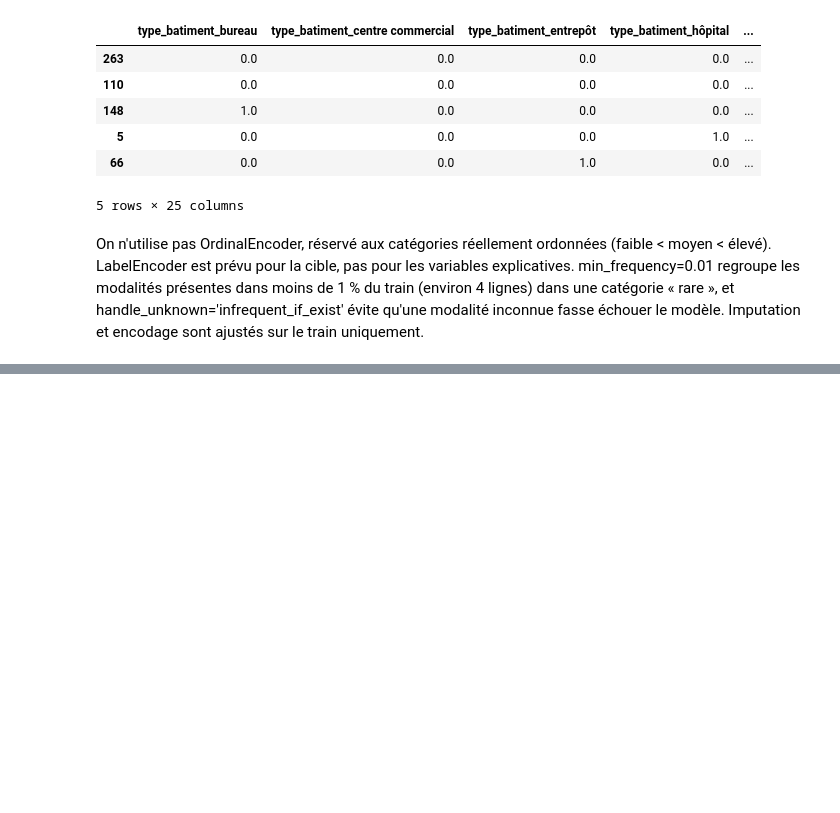
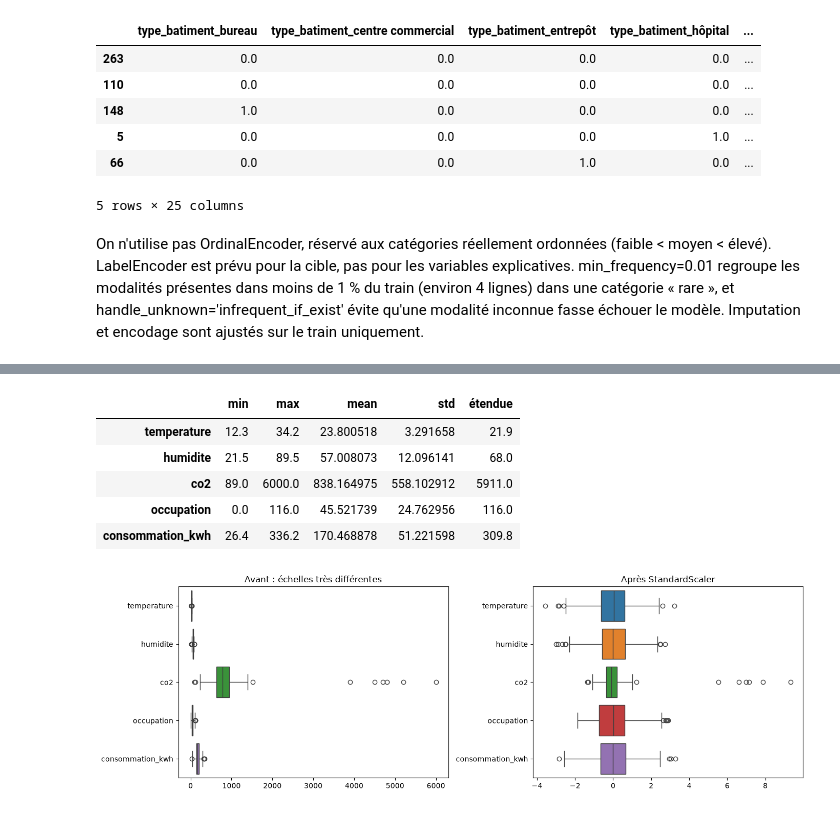
Before and after one commit to rokhayacoumbadiouf-bit/Atelier_Preparation_Donnees_Tabulaires, a Jupyter notebook: atelier_prepa_donnees_tab/notebooks/atelier_prepa_donnees_tab.ipynb, the cells around one changed output, grey strips where cells are left out. Cells and saved outputs as stored; diff of their text form; code cells hidden in the pictures; blank space fills up the shorter version.

Commit message:
– Mise à l'échelle

```diff
--- a/atelier_prepa_donnees_tab/notebooks/atelier_prepa_donnees_tab.ipynb
+++ b/atelier_prepa_donnees_tab/notebooks/atelier_prepa_donnees_tab.ipynb
@@ -654,0 +660,27 @@ On n'utilise pas OrdinalEncoder, réservé aux catégories réellement ordonnée
+# %%
+from sklearn.preprocessing import StandardScaler
+
+imp_num = SimpleImputer(strategy='median').fit(X_train[features_num])
+Xtr_i = imp_num.transform(X_train[features_num])
+Xte_i = imp_num.transform(X_test[features_num])
+sc = StandardScaler().fit(Xtr_i)
+
+# Échelles avant mise à l'échelle
+ech = X_train[features_num].describe().T[['min', 'max', 'mean', 'std']]
+ech['étendue'] = ech['max'] - ech['min']
+display(ech)
+
+fig, axes = plt.subplots(1, 2, figsize=(14, 4.5))
+sns.boxplot(data=pd.DataFrame(Xtr_i, columns=features_num), ax=axes[0], orient='h')
+axes[0].set_title('Avant : échelles très différentes')
+sns.boxplot(data=pd.DataFrame(sc.transform(Xtr_i), columns=features_num), ax=axes[1], orient='h')
+axes[1].set_title('Après StandardScaler')
+plt.tight_layout(); plt.show()
+# %% [output]
+|  | min | max | mean | std | étendue |
+| temperature | 12.3 | 34.2 | 23.800518 | 3.291658 | 21.9 |
+| humidite | 21.5 | 89.5 | 57.008073 | 12.096141 | 68.0 |
+| co2 | 89.0 | 6000.0 | 838.164975 | 558.102912 | 5911.0 |
+| occupation | 0.0 | 116.0 | 45.521739 | 24.762956 | 116.0 |
+| consommation_kwh | 26.4 | 336.2 | 170.468878 | 51.221598 | 309.8 |
+[figure, added]
```
Also changed, not shown: parts of 8 cells of this notebook.
